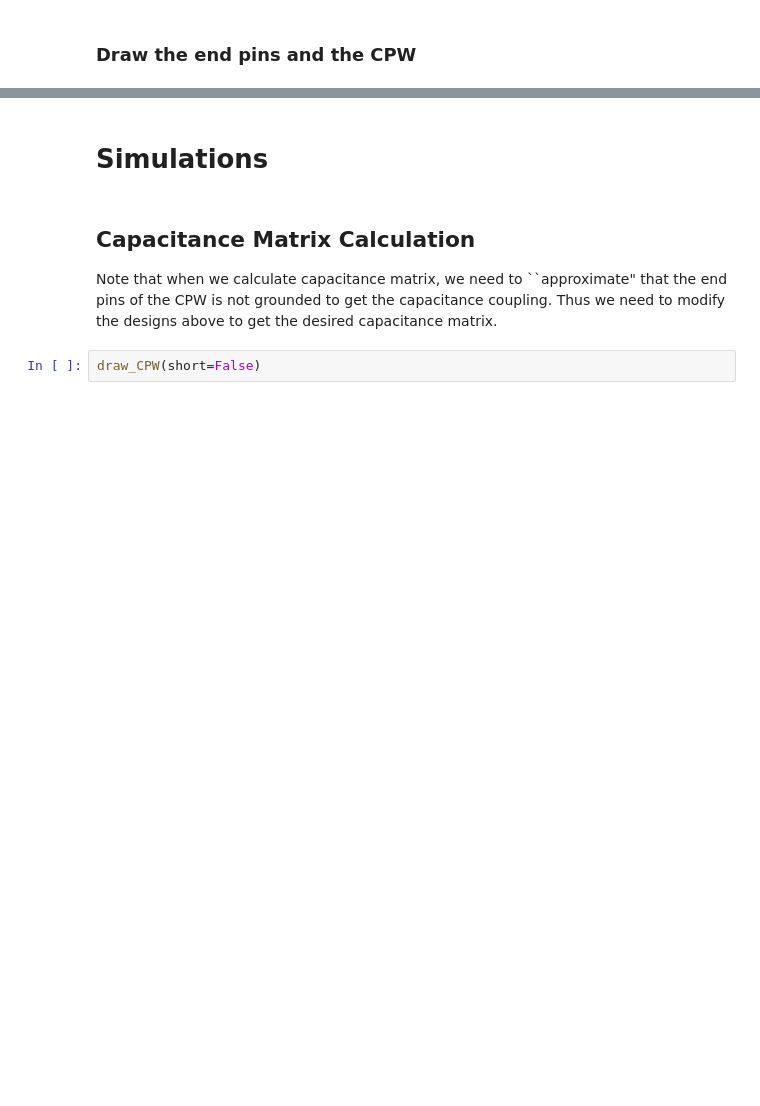
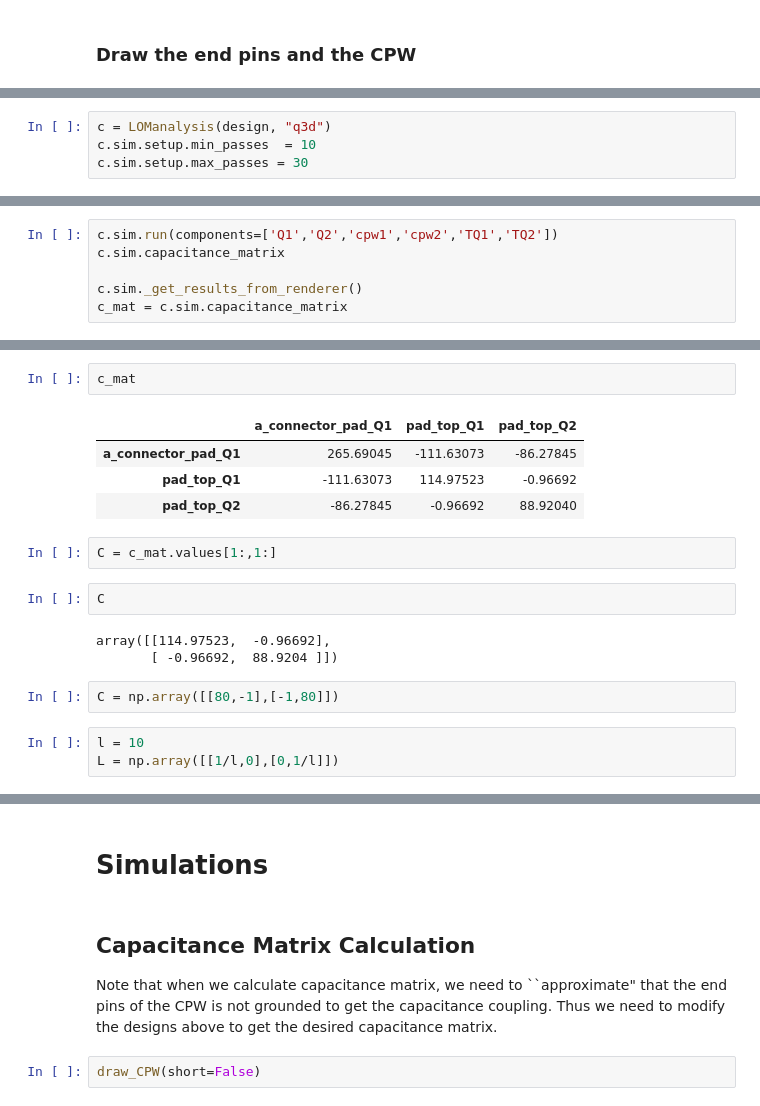
Before and after one commit to Wendywanw/Wendy-qiskit-code, a Jupyter notebook: Single_pocket_simulation.ipynb, the cells around one changed output, grey strips where cells are left out. Saved outputs shown, nothing was run; the diff lists cells and outputs as text; blank space fills up the shorter version.

```diff
--- a/Single_pocket_simulation.ipynb
+++ b/Single_pocket_simulation.ipynb
@@ -165,0 +696,4 @@ def draw_CPW(short=True):
+# %%
+c = LOManalysis(design, "q3d")
+c.sim.setup.min_passes  = 10
+c.sim.setup.max_passes = 30
@@ -165,0 +716,6 @@ def draw_CPW(short=True):
+# %%
+c.sim.run(components=['Q1','Q2','cpw1','cpw2','TQ1','TQ2'])
+c.sim.capacitance_matrix
+
+c.sim._get_results_from_renderer()
+c_mat = c.sim.capacitance_matrix
@@ -165,0 +740,19 @@ def draw_CPW(short=True):
+# %%
+c_mat
+# %% [output]
+|  | a_connector_pad_Q1 | pad_top_Q1 | pad_top_Q2 |
+| a_connector_pad_Q1 | 265.69045 | -111.63073 | -86.27845 |
+| pad_top_Q1 | -111.63073 | 114.97523 | -0.96692 |
+| pad_top_Q2 | -86.27845 | -0.96692 | 88.92040 |
+# %%
+C = c_mat.values[1:,1:]
+# %%
+C
+# %% [output]
+array([[114.97523,  -0.96692],
+       [ -0.96692,  88.9204 ]])
+# %%
+C = np.array([[80,-1],[-1,80]])
+# %%
+l = 10
+L = np.array([[1/l,0],[0,1/l]])
```
Also changed, not shown: parts of 75 cells of this notebook, 6 other files.
